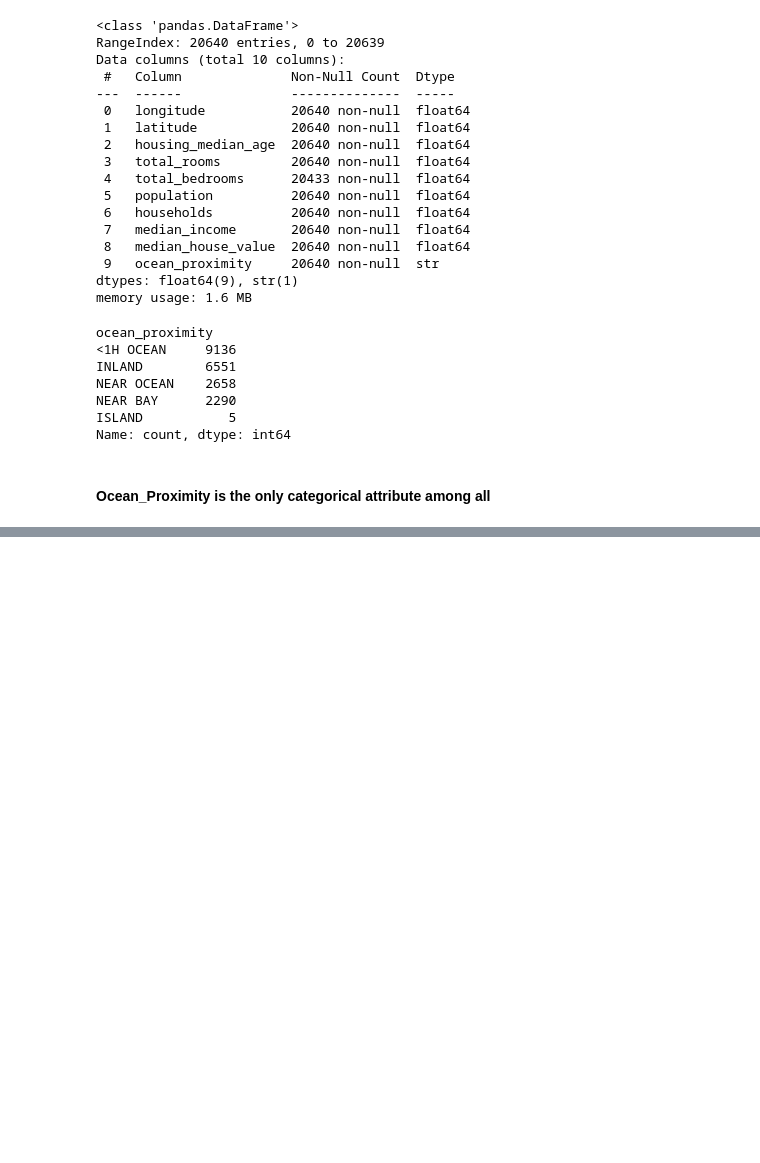
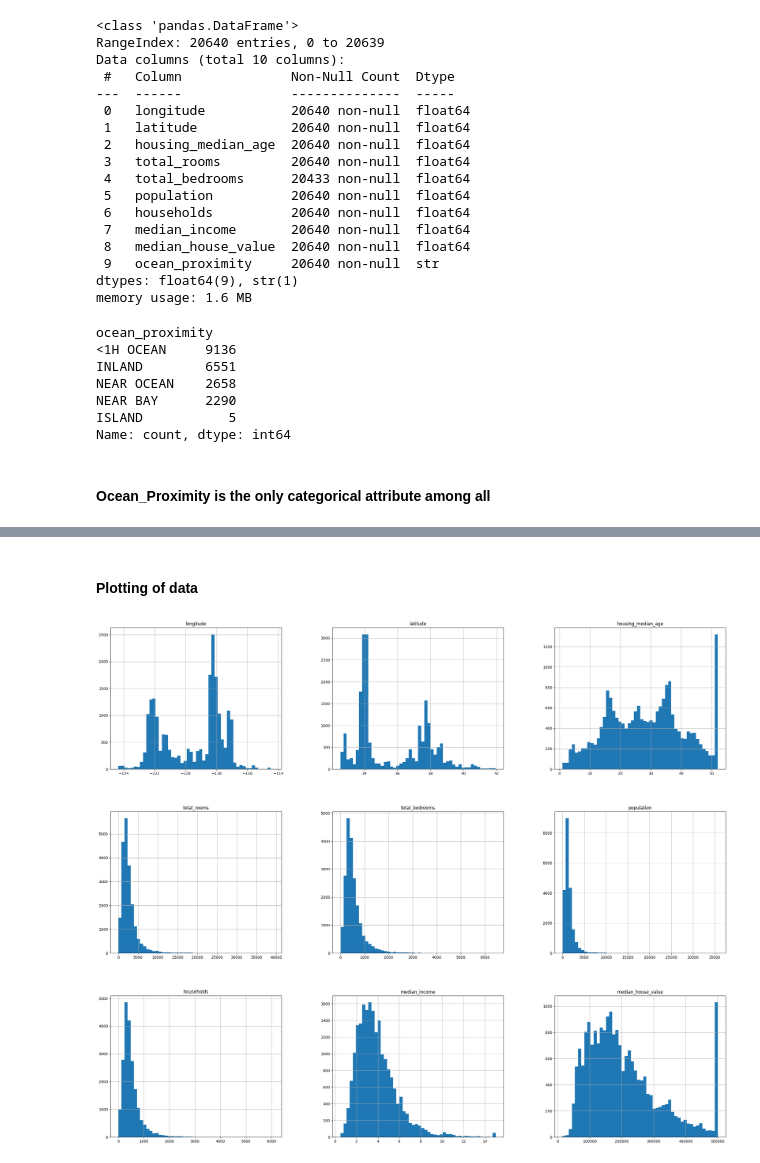
Before and after one commit to CodeVoot/House-Pricing-Engine, a Jupyter notebook: Housing.ipynb, the cells around one changed output, grey strips where cells are left out. Drawn from its saved outputs; the diff is of its cells as text; code cells hidden in the pictures; blank space fills up the shorter version.

```diff
--- a/Housing.ipynb
+++ b/Housing.ipynb
@@ -71,0 +84,8 @@ Name: count, dtype: int64
+# %% [markdown]
+<h4>Plotting of data</h4>
+# %%
+import matplotlib.pyplot as plt
+df.hist(bins=50,figsize=(30,25))
+plt.show()
+# %% [output]
+[figure, added]
```
Also changed, not shown: parts of 1 cell of this notebook.
